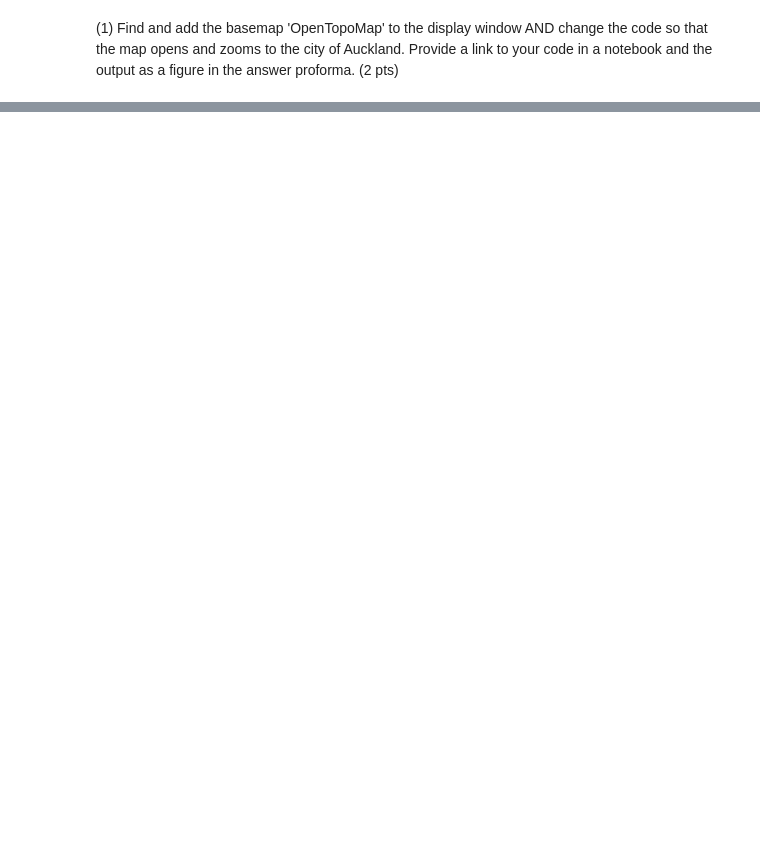
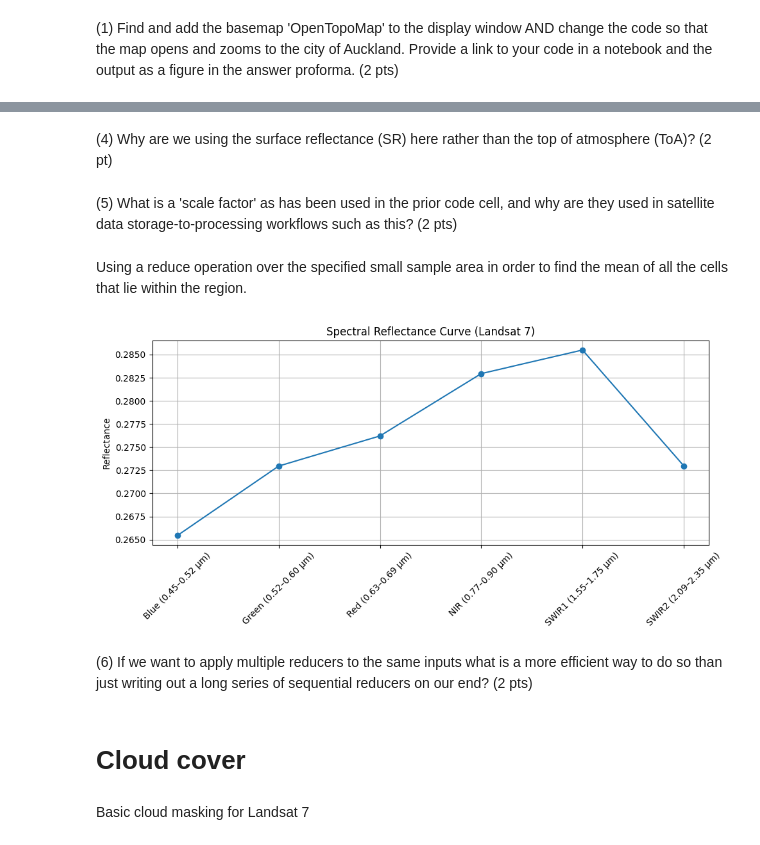
Before and after one commit to DannyJung23/SatelliteDataAI-UoA, a Jupyter notebook: My-Lab-Notebooks/761_Lab1.ipynb, the cells around one changed output, grey strips where cells are left out. Cells and saved outputs as stored; diff of their text form; code cells hidden in the pictures; blank space fills up the shorter version.

```diff
--- a/My-Lab-Notebooks/761_Lab1.ipynb
+++ b/My-Lab-Notebooks/761_Lab1.ipynb
@@ -34,0 +143,49 @@ vis_params = {
+# %% [markdown]
+(4) Why are we using the surface reflectance (SR) here rather than the top of atmosphere (ToA)? (2 pt)
+# %%
+# Select surface reflectance bands and apply scale factor
+bands = ['SR_B1', 'SR_B2', 'SR_B3', 'SR_B4', 'SR_B5', 'SR_B7']
+band_names = {
+    'SR_B1': 'Blue (0.45–0.52 μm)',
+    'SR_B2': 'Green (0.52–0.60 μm)',
+    'SR_B3': 'Red (0.63–0.69 μm)',
+    'SR_B4': 'NIR (0.77–0.90 μm)',
+    'SR_B5': 'SWIR1 (1.55–1.75 μm)',
+    'SR_B7': 'SWIR2 (2.09–2.35 μm)'
+}
+
+scale_factor = 2.75e-5 # From USGS documentation for Landsat C2 L2
+# %% [markdown]
+(5) What is a 'scale factor' as has been used in the prior code cell, and why are they used in satellite data storage-to-processing workflows such as this? (2 pts)
+# %% [markdown]
+Using a reduce operation over the specified small sample area in order to find the mean of all the cells that lie within the region.
+# %%
+# Reduce region to mean reflectance
+mean_dict = image.select(bands).reduceRegion(
+    reducer=ee.Reducer.mean(),
+    geometry=region,
+    scale=30,
+    maxPixels=1e6
+)
+# %%
+# Extract and scale values
+mean_values = mean_dict.getInfo()
+reflectance = [mean_values[b] * scale_factor for b in bands]
+
+# Plot the spectral curve
+plt.figure(figsize=(10, 5))
+plt.plot(list(band_names.values()), reflectance, marker='o', linestyle='-')
+plt.title('Spectral Reflectance Curve (Landsat 7)')
+plt.ylabel('Reflectance')
+plt.xticks(rotation=45)
+plt.grid(True)
+plt.tight_layout()
+plt.show()
+# %% [output]
+[figure, added]
+# %% [markdown]
+(6) If we want to apply multiple reducers to the same inputs what is a more efficient way to do so than just writing out a long series of sequential reducers on our end? (2 pts)
+# %% [markdown]
+# Cloud cover
+# %% [markdown]
+Basic cloud masking for Landsat 7
```
Also changed, not shown: parts of 19 cells of this notebook.
